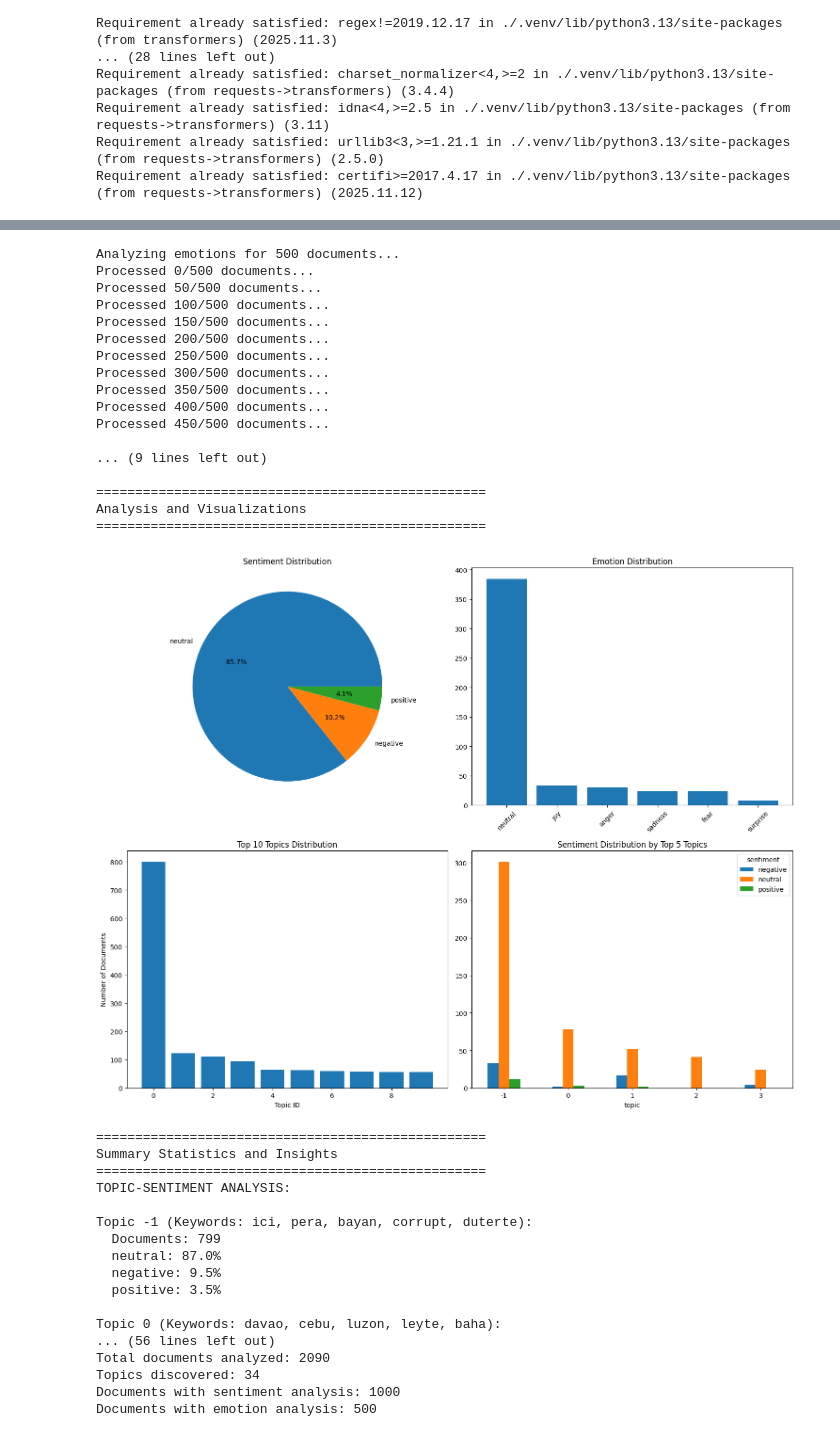
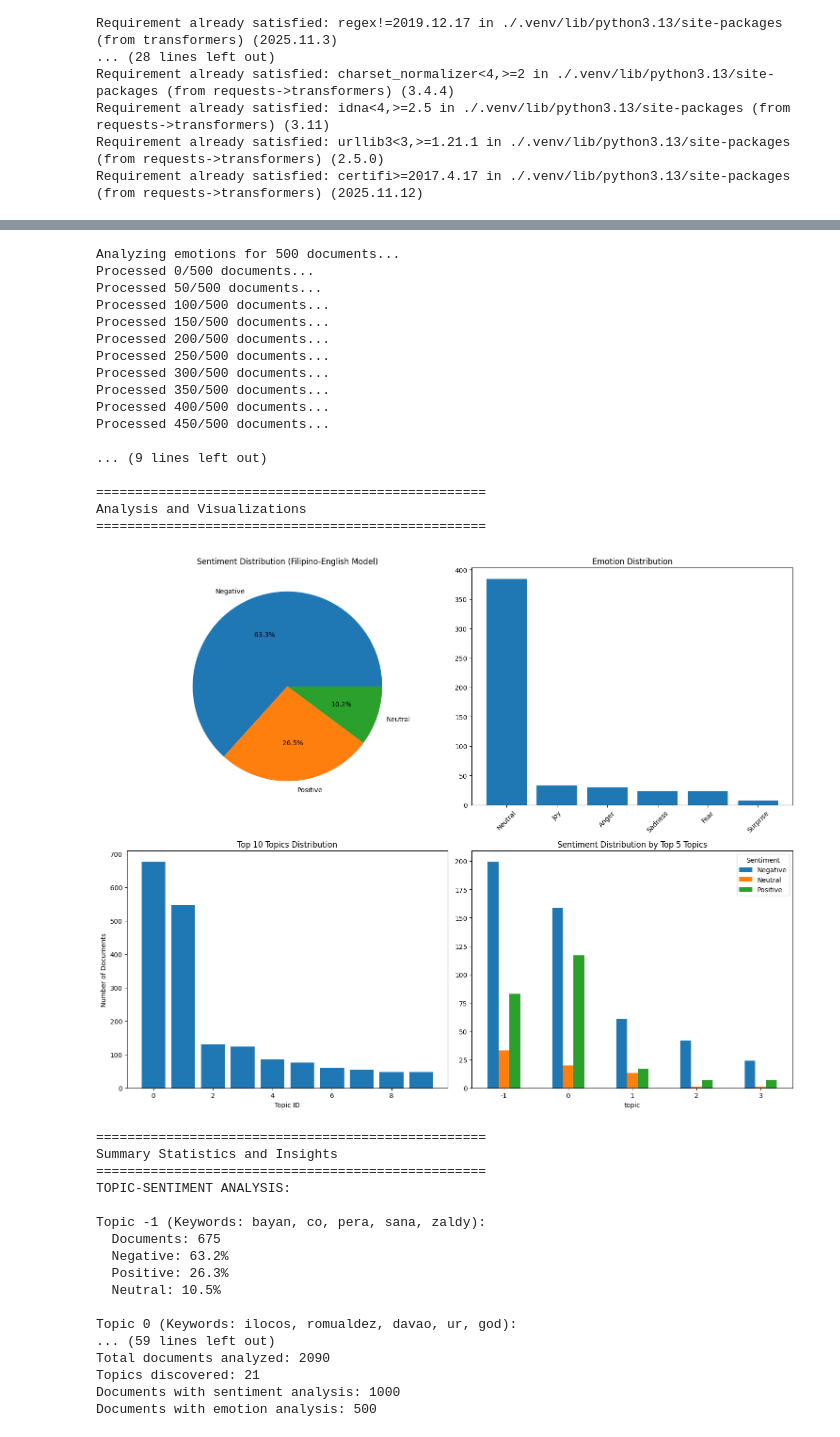
Before and after one commit to Jeoshyung/CSCI-161-Final-Project, a Jupyter notebook: StaticWordEmbedding.ipynb, the cells around one changed output, grey strips where cells are left out. Cells and saved outputs as stored; diff of their text form; code cells hidden in the pictures.

Commit message:
Updated sentiment analysis

```diff
--- a/StaticWordEmbedding.ipynb
+++ b/StaticWordEmbedding.ipynb
@@ -405,7 +405,7 @@ print("BERT-based Topic Modeling")
 print("="*50)
 
 # Initialize sentence transformer model for embeddings
-sentence_model = SentenceTransformer('all-MiniLM-L6-v2')
+sentence_model = SentenceTransformer('meedan/paraphrase-filipino-mpnet-base-v2')
 
 # Initialize BERTopic model
 topic_model = BERTopic(
@@ -460,7 +460,7 @@ print("="*50)
 # Initialize sentiment analysis pipeline
 sentiment_pipeline = pipeline(
     "sentiment-analysis",
-    model="cardiffnlp/twitter-roberta-base-sentiment-latest",
+    model="dost-asti/RoBERTa-tl-sentiment-analysis",
     return_all_scores=True
 )
 
@@ -473,10 +473,22 @@ def get_sentiment_scores(text, max_length=512):
 
         results = sentiment_pipeline(text)[0]
 
-        # Extract scores
+        # Label mapping for different model outputs
+        label_map = {
+            'LABEL_0': 'negative',
+            'LABEL_1': 'neutral',
+            'LABEL_2': 'positive',
+            'negative': 'negative',
+            'neutral': 'neutral',
+            'positive': 'positive'
+        }
+
+        # Extract scores with proper label mapping
         sentiment_scores = {}
         for result in results:
-            sentiment_scores[result['label']] = result['score']
+            original_label = result['label']
+            mapped_label = label_map.get(original_label, original_label.lower())
+            sentiment_scores[mapped_label] = result['score']
 
         # Get the dominant sentiment
         dominant_sentiment = max(sentiment_scores.items(), key=lambda x: x[1])
@@ -484,14 +496,14 @@ def get_sentiment_scores(text, max_length=512):
         return {
             'sentiment': dominant_sentiment[0],
             'confidence': dominant_sentiment[1],
-            'negative_score': sentiment_scores.get('LABEL_0', 0),  # Negative
-            'neutral_score': sentiment_scores.get('LABEL_1', 0),   # Neutral
-            'positive_score': sentiment_scores.get('LABEL_2', 0)   # Positive
+            'negative_score': sentiment_scores.get('negative', 0),
+            'neutral_score': sentiment_scores.get('neutral', 0),
+            'positive_score': sentiment_scores.get('positive', 0)
         }
     except Exception as e:
         print(f"Error processing text: {e}")
         return {
-            'sentiment': 'NEUTRAL',
+            'sentiment': 'neutral',
             'confidence': 0,
             'negative_score': 0,
             'neutral_score': 1,
@@ -543,7 +555,7 @@ def get_emotion_scores(text, max_length=512):
 
         results = emotion_pipeline(text)[0]
 
-        # Extract scores
+        # Extract scores (labels are already lowercase)
         emotion_scores = {result['label']: result['score'] for result in results}
 
         # Get the dominant emotion
@@ -599,12 +611,16 @@ fig, axes = plt.subplots(2, 2, figsize=(15, 12))
 
 # Sentiment Distribution
 sentiment_counts = corpus_with_topics['sentiment'].value_counts()
-axes[0, 0].pie(sentiment_counts.values, labels=sentiment_counts.index, autopct='%1.1f%%')
-axes[0, 0].set_title('Sentiment Distribution')
+# Capitalize labels for better display
+display_labels = [label.capitalize() for label in sentiment_counts.index]
+axes[0, 0].pie(sentiment_counts.values, labels=display_labels, autopct='%1.1f%%')
+axes[0, 0].set_title('Sentiment Distribution (Filipino-English Model)')
 
 # Emotion Distribution
 emotion_counts = corpus_with_topics['emotion'].value_counts()
-axes[0, 1].bar(emotion_counts.index, emotion_counts.values)
+# Capitalize labels for better display
+display_emotion_labels = [label.capitalize() for label in emotion_counts.index]
+axes[0, 1].bar(display_emotion_labels, emotion_counts.values)
 axes[0, 1].set_title('Emotion Distribution')
 axes[0, 1].tick_params(axis='x', rotation=45)
 
@@ -621,9 +637,12 @@ if 'sentiment' in corpus_with_topics.columns and 'topic' in corpus_with_topics.c
     topic_sentiment_data = corpus_with_topics[corpus_with_topics['topic'].isin(top_topics)]
 
     sentiment_topic_crosstab = pd.crosstab(topic_sentiment_data['topic'], topic_sentiment_data['sentiment'])
+    # Rename columns to capitalize for display
+    sentiment_topic_crosstab.columns = [col.capitalize() for col in sentiment_topic_crosstab.columns]
     sentiment_topic_crosstab.plot(kind='bar', ax=axes[1, 1])
     axes[1, 1].set_title('Sentiment Distribution by Top 5 Topics')
     axes[1, 1].tick_params(axis='x', rotation=0)
+    axes[1, 1].legend(title='Sentiment')
 
 plt.tight_layout()
 plt.show()
@@ -647,7 +666,7 @@ if 'sentiment' in corpus_with_topics.columns:
         print(f"\nTopic {topic_id} (Keywords: {', '.join(top_words)}):")
         print(f"  Documents: {len(topic_data)}")
         for sentiment, percentage in sentiment_dist.items():
-            print(f"  {sentiment}: {percentage:.1f}%")
+            print(f"  {sentiment.capitalize()}: {percentage:.1f}%")
 
 # Emotion-Topic Analysis
 print("\nEMOTION-TOPIC ANALYSIS:")
@@ -661,7 +680,7 @@ if 'emotion' in corpus_with_topics.columns:
 
         print(f"\nTopic {topic_id} (Keywords: {', '.join(top_words)}):")
         for emotion, percentage in emotion_dist.head(3).items():
-            print(f"  {emotion}: {percentage:.1f}%")
+            print(f"  {emotion.capitalize()}: {percentage:.1f}%")
 
 # Save results
 print(f"\nSaving results...")
@@ -741,36 +755,36 @@ Retrying in 1s [Retry 1/5].
 Hardware accelerator e.g. GPU is available in the environment, but no `device` argument is passed to the `Pipeline` object. Model will be on CPU.
 Analyzing emotions for 500 documents...
 Processed 0/500 documents...
 Processed 50/500 documents...
 Processed 100/500 documents...
 Processed 150/500 documents...
 Processed 200/500 documents...
 Processed 250/500 documents...
 Processed 300/500 documents...
 Processed 350/500 documents...
 Processed 400/500 documents...
 Processed 450/500 documents...
 
 ... (9 lines left out)
 
 ==================================================
 Analysis and Visualizations
 ==================================================
-[figure, old version]
+[figure, new version]
 ==================================================
 Summary Statistics and Insights
 ==================================================
 TOPIC-SENTIMENT ANALYSIS:
 
-Topic -1 (Keywords: ici, pera, bayan, corrupt, duterte):
-  Documents: 799
-  neutral: 87.0%
-  negative: 9.5%
-  positive: 3.5%
+Topic -1 (Keywords: bayan, co, pera, sana, zaldy):
+  Documents: 675
+  Negative: 63.2%
+  Positive: 26.3%
+  Neutral: 10.5%
 
-Topic 0 (Keywords: davao, cebu, luzon, leyte, baha):
-... (56 lines left out)
+Topic 0 (Keywords: ilocos, romualdez, davao, ur, god):
+... (59 lines left out)
 Total documents analyzed: 2090
-Topics discovered: 34
+Topics discovered: 21
 Documents with sentiment analysis: 1000
 Documents with emotion analysis: 500
```
Also changed, not shown: parts of 12 cells of this notebook, 2 other files.
